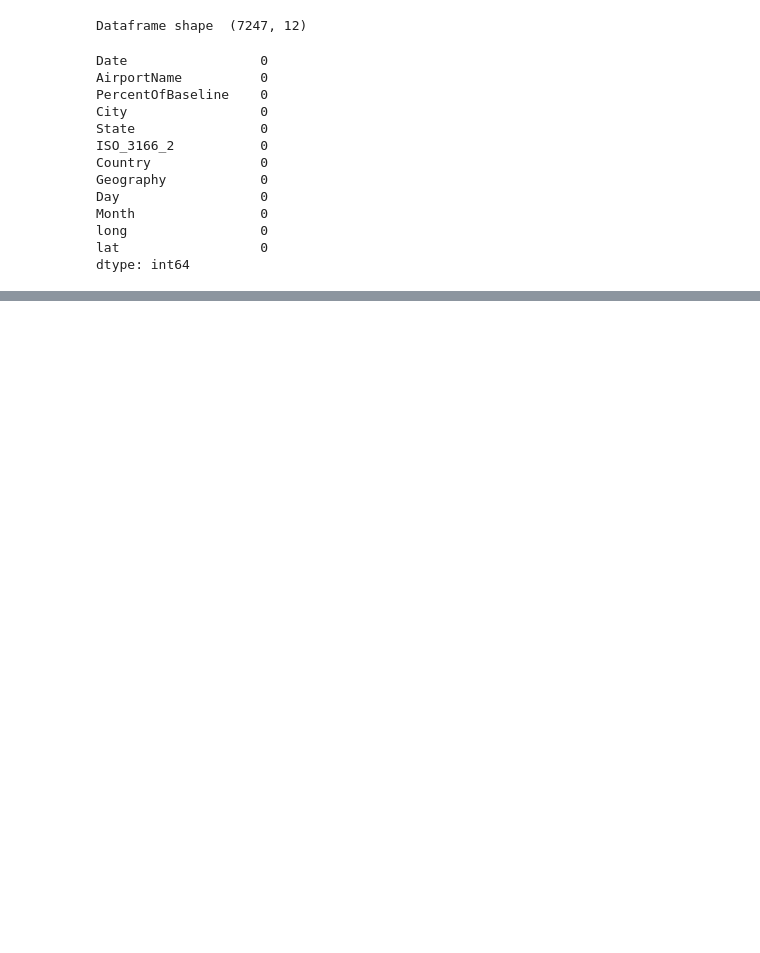
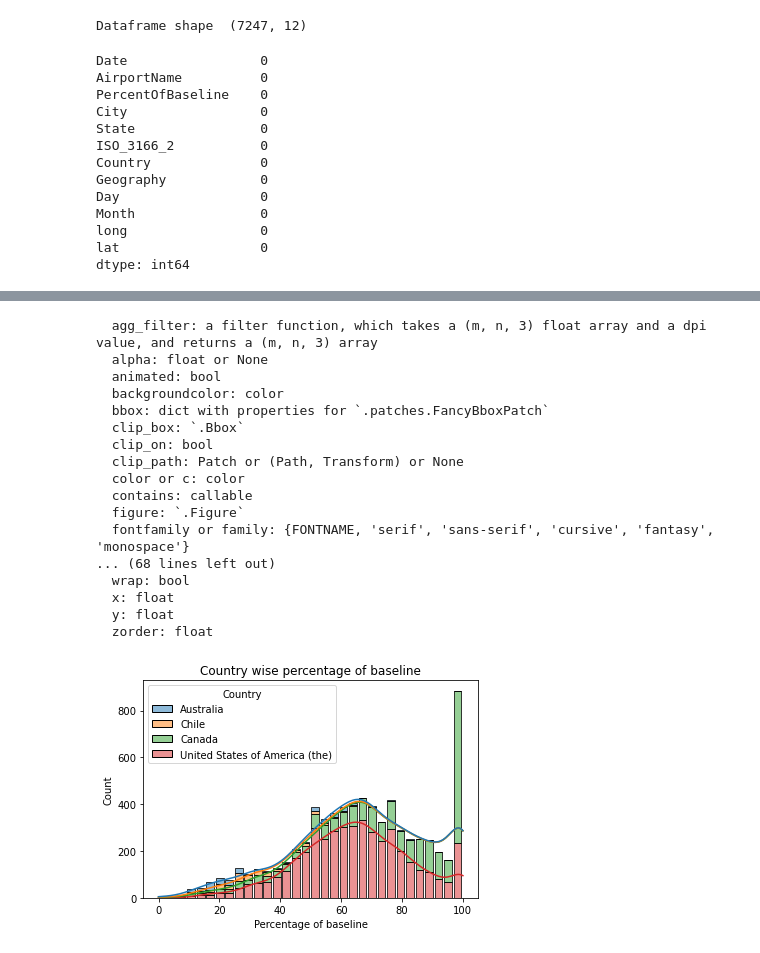
Before and after one commit to jayakrithi/airport-traffic-pattern, a Jupyter notebook: airport_traffic_analysis.ipynb, the cells around one changed output, grey strips where cells are left out. Saved outputs shown, nothing was run; the diff lists cells and outputs as text; code cells hidden in the pictures; blank space fills up the shorter version.

```diff
--- a/airport_traffic_analysis.ipynb
+++ b/airport_traffic_analysis.ipynb
@@ -123,0 +125,33 @@ g = sns.heatmap(encoded_df.corr(), annot=True, linewidths=.5, cmap="YlGnBu")
+# %%
+# Plotting Percentage baselines based on country
+fig = plt.figure()
+
+ax = sns.histplot(data=df, x = 'PercentOfBaseline',kde=True,hue='Country', multiple='stack', shrink = .8)
+
+plt.setp(ax.get_legend().get_texts()) # for legend text
+plt.setp(ax.get_legend().get_title()) # for legend title
+
+plt.ylabel("Count")
+plt.xlabel("Percentage of baseline")
+plt.title('Country wise percentage of baseline')
+plt.tick_params()
+plt.show()
+# %% [output]
+  agg_filter: a filter function, which takes a (m, n, 3) float array and a dpi value, and returns a (m, n, 3) array
+  alpha: float or None
+  animated: bool
+  backgroundcolor: color
+  bbox: dict with properties for `.patches.FancyBboxPatch`
+  clip_box: `.Bbox`
+  clip_on: bool
+  clip_path: Patch or (Path, Transform) or None
+  color or c: color
+  contains: callable
+  figure: `.Figure`
+  fontfamily or family: {FONTNAME, 'serif', 'sans-serif', 'cursive', 'fantasy', 'monospace'}
+... (68 lines left out)
+  wrap: bool
+  x: float
+  y: float
+  zorder: float
+[figure, added]
```
Also changed, not shown: parts of 7 cells of this notebook.
